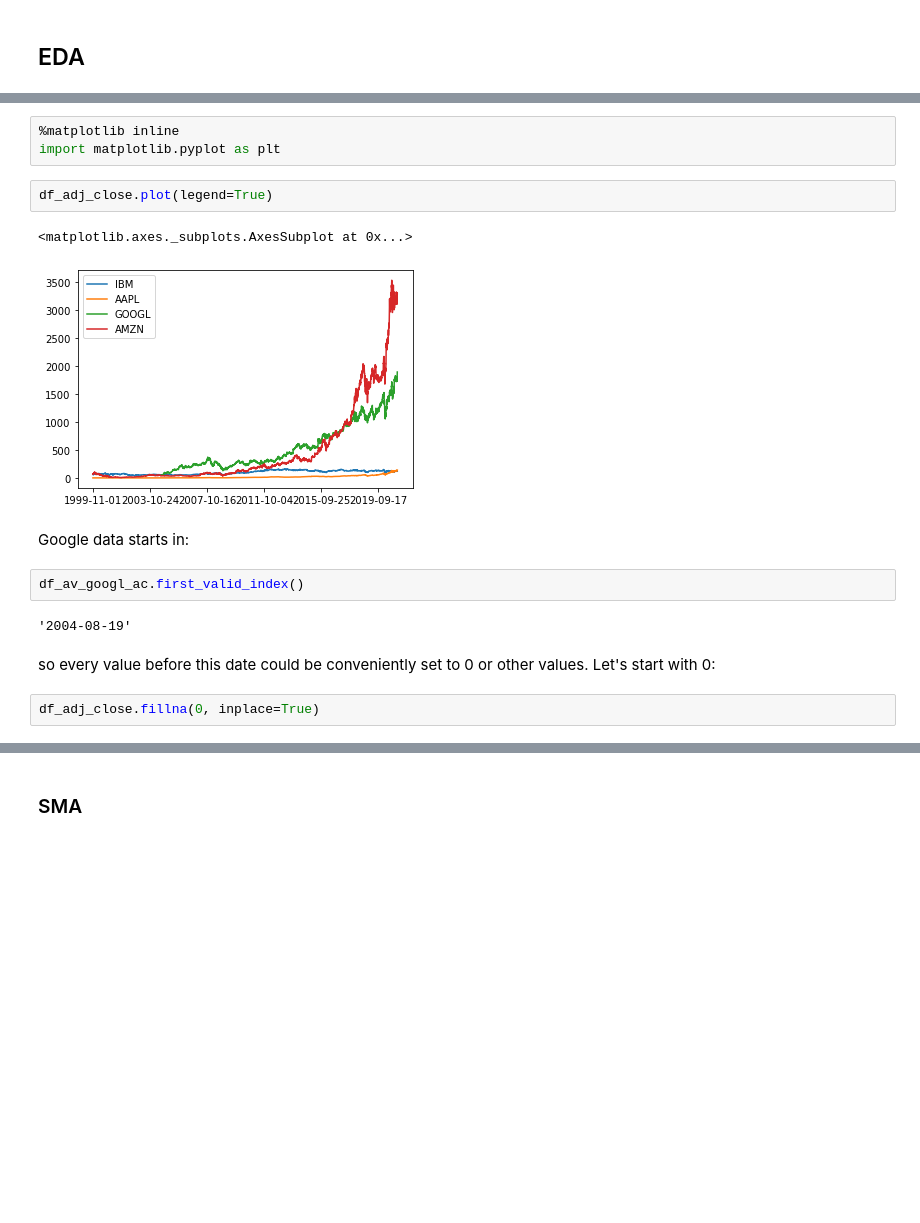
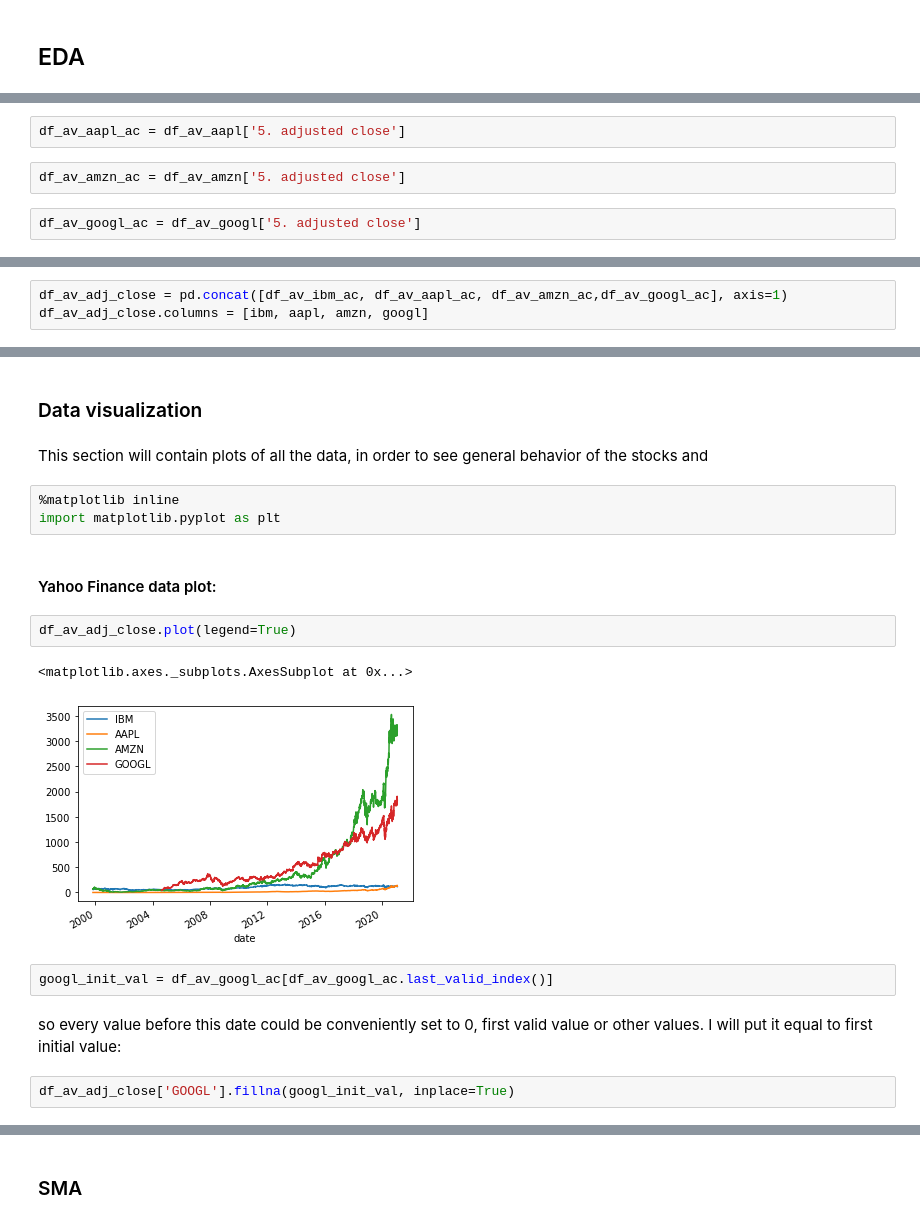
Before and after one commit to alfreedolf/ml-spp, a Jupyter notebook: DeepAR-StockPricesPredictions.ipynb, the cells around one changed output, grey strips where cells are left out. Saved outputs shown, nothing was run; the diff lists cells and outputs as text; blank space fills up the shorter version.

Commit message:
feat: keep going with EDA
Comparing data from different sources (Alpha Vantage and Yahoo! Finance)
and beginning to plot them.

```diff
--- a/DeepAR-StockPricesPredictions.ipynb
+++ b/DeepAR-StockPricesPredictions.ipynb
@@ -90,0 +393,6 @@ df_adj_close.head()
+# %%
+df_av_aapl_ac = df_av_aapl['5. adjusted close']
+# %%
+df_av_amzn_ac = df_av_amzn['5. adjusted close']
+# %%
+df_av_googl_ac = df_av_googl['5. adjusted close']
@@ -90,0 +413,3 @@ df_adj_close.head()
+# %%
+df_av_adj_close = pd.concat([df_av_ibm_ac, df_av_aapl_ac, df_av_amzn_ac,df_av_googl_ac], axis=1)
+df_av_adj_close.columns = [ibm, aapl, amzn, googl]
@@ -91,19 +477,21 @@ df_adj_close.head()
+# %% [markdown]
+### Data visualization
+# %% [markdown]
+This section will contain plots of all the data, in order to see general behavior of the stocks and
 # %%
 %matplotlib inline
 import matplotlib.pyplot as plt
+# %% [markdown]
+#### Yahoo Finance data plot:
 # %%
-df_adj_close.plot(legend=True)
+df_av_adj_close.plot(legend=True)
 # %% [output]
 <matplotlib.axes._subplots.AxesSubplot at 0x...>
-[figure, old version]
+[figure, new version]
-# %% [markdown]
-Google data starts in:
-# %%
-df_av_googl_ac.first_valid_index()
-# %% [output]
-'2004-08-19'
+# %%
+googl_init_val = df_av_googl_ac[df_av_googl_ac.last_valid_index()]
 # %% [markdown]
-so every value before this date could be conveniently set to 0 or other values. Let's start with 0:
+so every value before this date could be conveniently set to 0, first valid value or other values. I will put it equal to first initial value:
 # %%
-df_adj_close.fillna(0, inplace=True)
+df_av_adj_close['GOOGL'].fillna(googl_init_val, inplace=True)
 # %%
```
Also changed, not shown: parts of 120 cells of this notebook.
